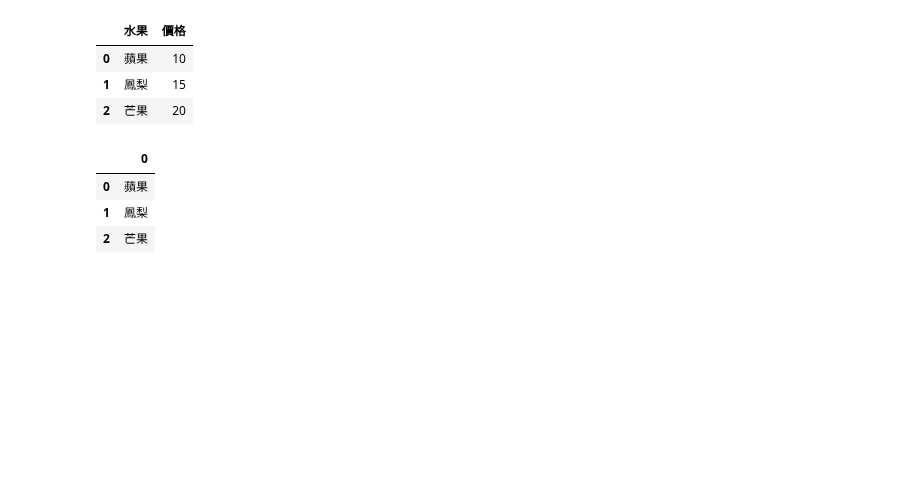
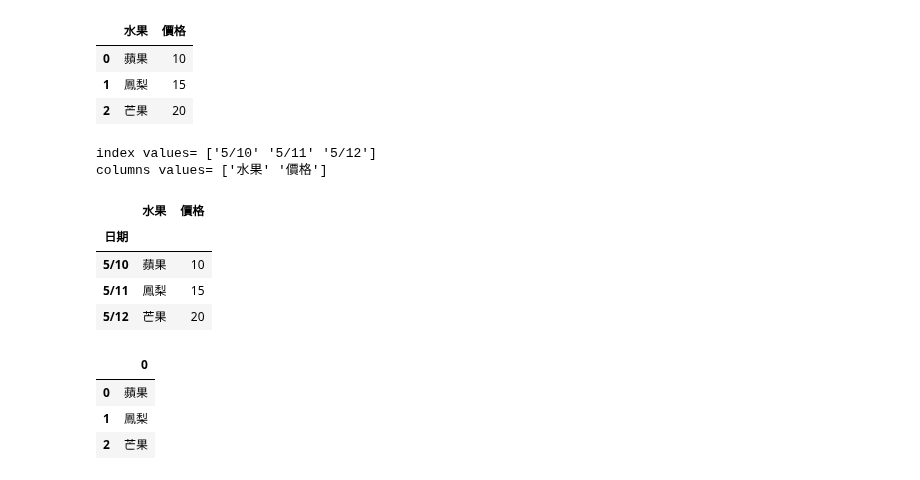
Before and after one commit to jiangsir/PythonBasic, a Jupyter notebook: Pandas基礎用法.ipynb, the cells around one changed output. Cells and saved outputs as stored; diff of their text form; code cells hidden in the pictures; blank space fills up the shorter version.

```diff
--- a/Pandas基礎用法.ipynb
+++ b/Pandas基礎用法.ipynb
@@ -163,6 +163,27 @@ columns values= ['水果' '價格']
 | 0 | 蘋果 | 10 |
 | 1 | 鳳梨 | 15 |
 | 2 | 芒果 | 20 |
+# %%
+import pandas as pd
+
+dict = {'日期':['5/10', '5/11', '5/12'],
+    '水果': ['蘋果', '鳳梨', '芒果'],
+        '價格': [10, 15, 20]
+}
+
+df = pd.DataFrame(dict)
+df.set_index("日期" , inplace=True)
+print('index values=', df.index.values)
+print('columns values=', df.columns.values)
+display(df.head())
+# %% [output]
+index values= ['5/10' '5/11' '5/12']
+columns values= ['水果' '價格']
+|  | 水果 | 價格 |
+| 日期 |  |  |
+| 5/10 | 蘋果 | 10 |
+| 5/11 | 鳳梨 | 15 |
+| 5/12 | 芒果 | 20 |
 # %%
 import pandas as pd
 
```
Also changed, not shown: parts of 1 cell of this notebook.
